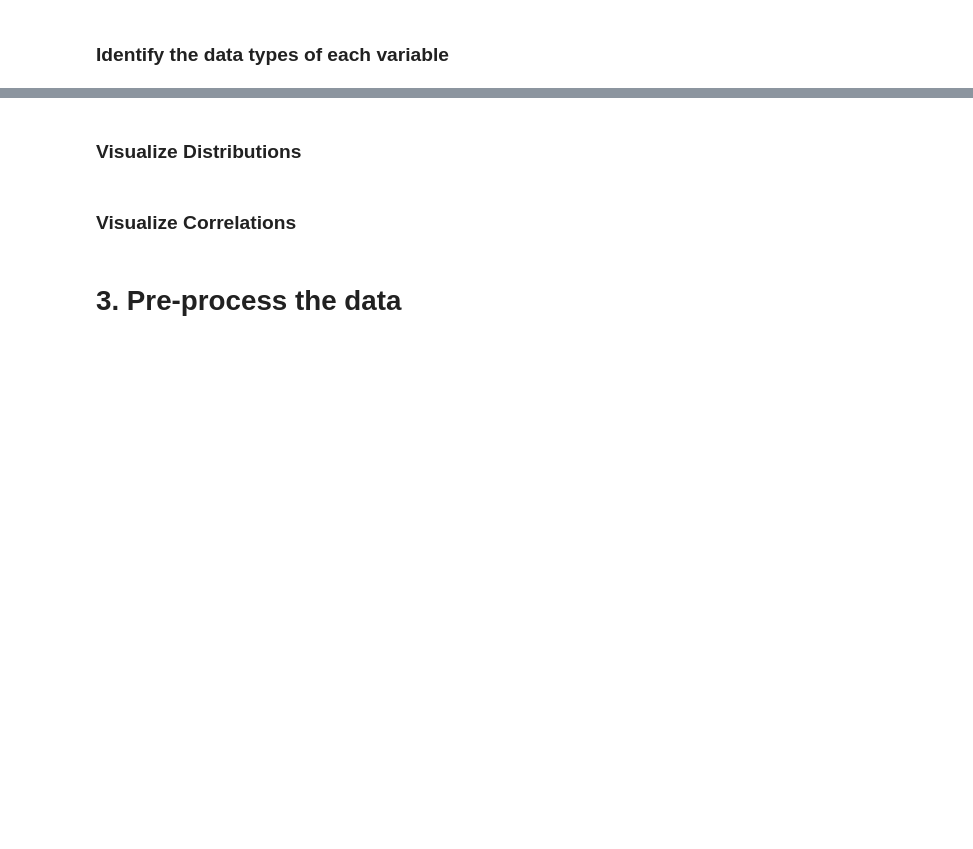
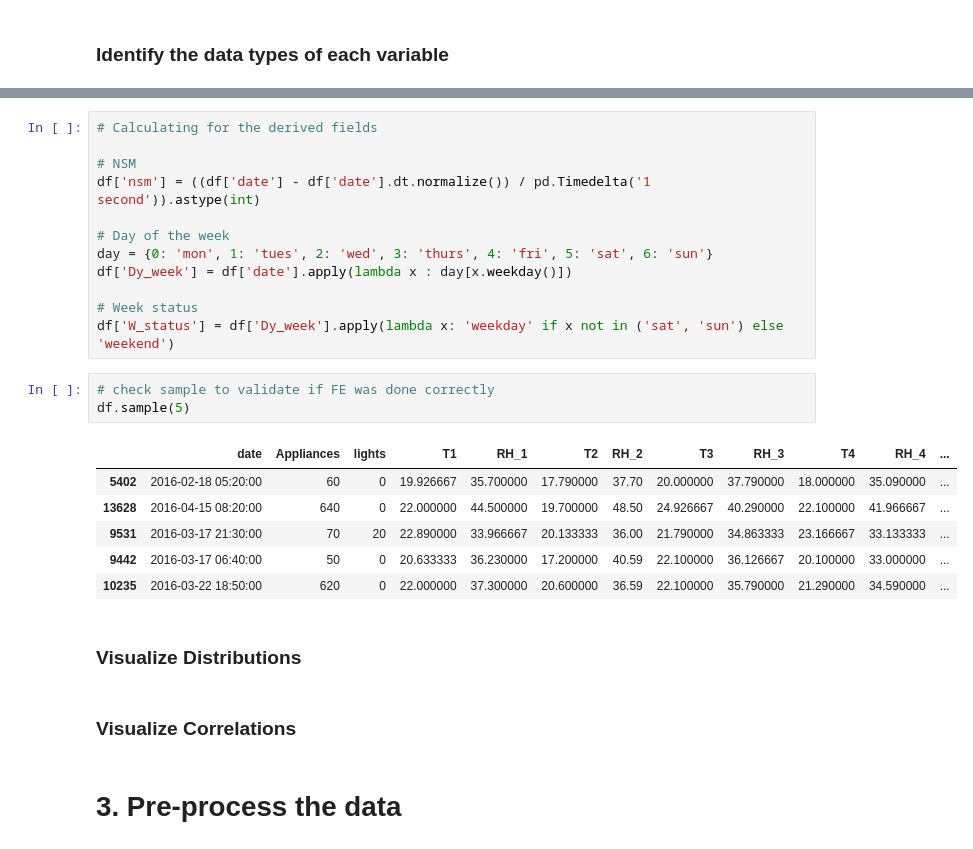
Before and after one commit to nicoataiza/CS7306-2024, a Jupyter notebook: Assignment 1/a1882443_Ataiza_assign1a.ipynb, the cells around one changed output, grey strips where cells are left out. Cells and saved outputs as stored; diff of their text form; blank space fills up the shorter version.

```diff
--- a/Assignment 1/a1882443_Ataiza_assign1a.ipynb
+++ b/Assignment 1/a1882443_Ataiza_assign1a.ipynb
@@ -137,3 +154,25 @@ dtype: object
+# %%
+# Calculating for the derived fields
+
+# NSM
+df['nsm'] = ((df['date'] - df['date'].dt.normalize()) / pd.Timedelta('1 second')).astype(int)
+
+# Day of the week
+day = {0: 'mon', 1: 'tues', 2: 'wed', 3: 'thurs', 4: 'fri', 5: 'sat', 6: 'sun'}
+df['Dy_week'] = df['date'].apply(lambda x : day[x.weekday()])
+
+# Week status
+df['W_status'] = df['Dy_week'].apply(lambda x: 'weekday' if x not in ('sat', 'sun') else 'weekend')
+# %%
+# check sample to validate if FE was done correctly
+df.sample(5)
+# %% [output]
+|  | date | Appliances | lights | T1 | RH_1 | T2 | RH_2 | T3 | RH_3 | T4 | RH_4 | ... |
+| 5402 | 2016-02-18 05:20:00 | 60 | 0 | 19.926667 | 35.700000 | 17.790000 | 37.70 | 20.000000 | 37.790000 | 18.000000 | 35.090000 | ... |
+| 13628 | 2016-04-15 08:20:00 | 640 | 0 | 22.000000 | 44.500000 | 19.700000 | 48.50 | 24.926667 | 40.290000 | 22.100000 | 41.966667 | ... |
+| 9531 | 2016-03-17 21:30:00 | 70 | 20 | 22.890000 | 33.966667 | 20.133333 | 36.00 | 21.790000 | 34.863333 | 23.166667 | 33.133333 | ... |
+| 9442 | 2016-03-17 06:40:00 | 50 | 0 | 20.633333 | 36.230000 | 17.200000 | 40.59 | 22.100000 | 36.126667 | 20.100000 | 33.000000 | ... |
+| 10235 | 2016-03-22 18:50:00 | 620 | 0 | 22.000000 | 37.300000 | 20.600000 | 36.59 | 22.100000 | 35.790000 | 21.290000 | 34.590000 | ... |
 # %% [markdown]
 ### Visualize Distributions
 # %% [markdown]
```
Also changed, not shown: parts of 7 cells of this notebook, 2 other files.
